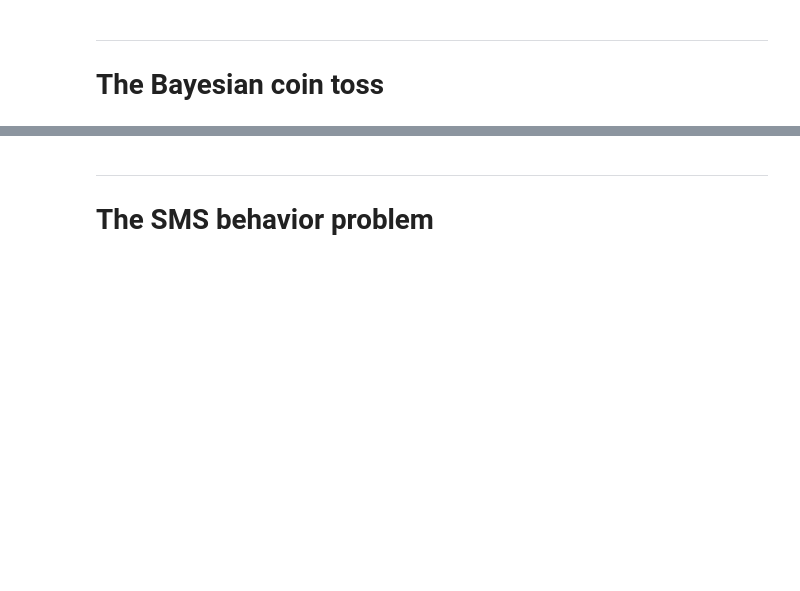
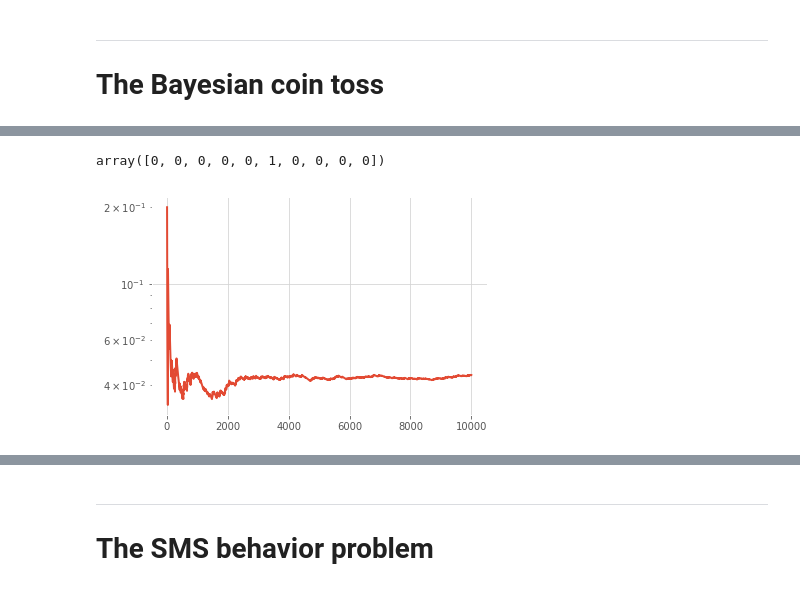
Before and after one commit to TheoLvs/probabilistic-programming, a Jupyter notebook: 1. Experiments/0. Baseyian methods for hackers - notes.ipynb, the cells around one changed output, grey strips where cells are left out. Drawn from its saved outputs; the diff is of its cells as text; code cells hidden in the pictures; blank space fills up the shorter version.

```diff
--- a/1. Bayesian methods for hackers/Baseyian methods for hackers - chapter 1.ipynb
+++ b/1. Experiments/0. Baseyian methods for hackers - notes.ipynb
@@ -104,0 +183,15 @@ import pyro.distributions as dist
+# %%
+x_data = stats.bernoulli.rvs(0.2,size =  10)
+x_data
+# %% [output]
+array([0, 0, 0, 0, 0, 1, 0, 0, 0, 0])
+# %%
+p = Uniform(low = 0.0,high = 1.0)
+# p = Normal(loc = 0.5,scale = 0.1)
+
+x = Bernoulli(probs = p,sample_shape = 10)
+# %%
+T = 10000
+qp = Empirical(params=tf.Variable(tf.zeros([T,])+0.5))
+# %%
+inference = ed.HMC(latent_vars = {p : qp}, data={x:x_data})
@@ -104,0 +200,14 @@ import pyro.distributions as dist
+# %%
+from tqdm import tqdm
+
+sess = ed.get_session()
+init = tf.global_variables_initializer()
+init.run()
+learning_curve = []
+for _ in tqdm(range(inference.n_iter)):
+    info_dict = inference.update()
+    learning_curve.append(info_dict['accept_rate'])
+plt.semilogy(learning_curve)
+plt.show()
+# %% [output]
+[figure, added]
```
Also changed, not shown: parts of 21 cells of this notebook.
